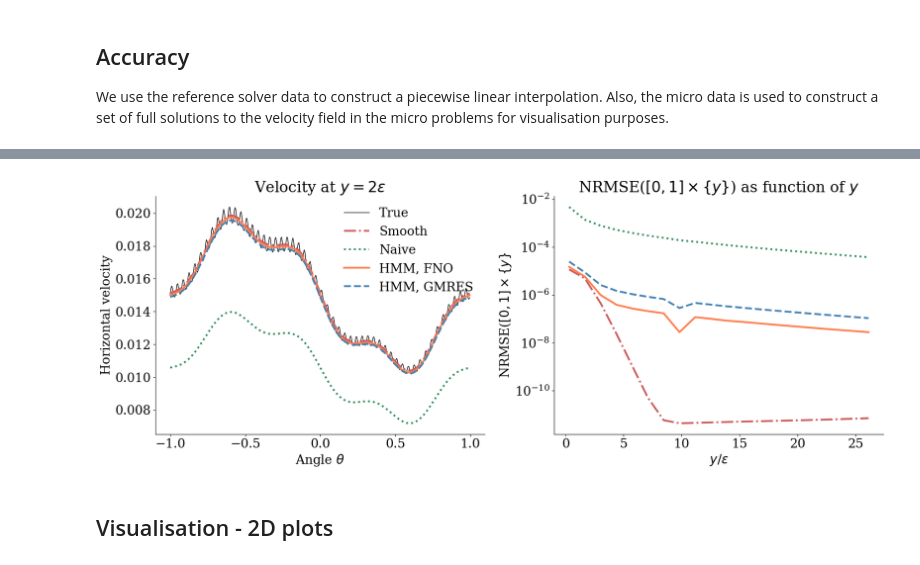
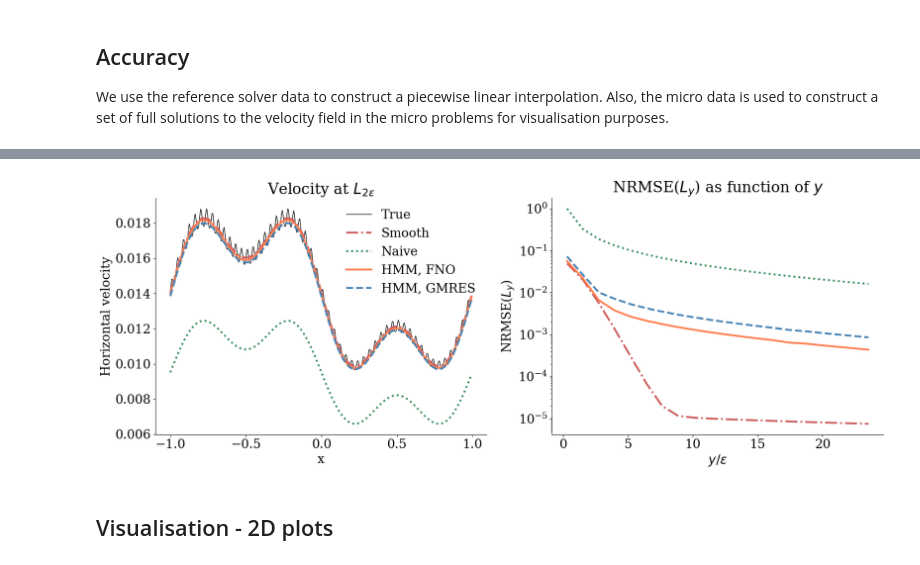
Before and after one commit to emastr/deep-micro-slip-model, a Jupyter notebook: notebooks/part30_paper_runs/hmm_spec/part33_HMM_ml_channel_flow.ipynb, the cells around one changed output, grey strips where cells are left out. Drawn from its saved outputs; the diff is of its cells as text; code cells hidden in the pictures.

```diff
--- a/notebooks/part30_paper_runs/hmm_spec/part33_HMM_ml_channel_flow.ipynb
+++ b/notebooks/part30_paper_runs/hmm_spec/part33_HMM_ml_channel_flow.ipynb
@@ -50,7 +50,7 @@ u = g,\qquad \text{on}\quad\partial\Omega
 
 the boundary is a two-dimensional pipe with corners at (0,-1) and (1,1), and a micro scale boundary:
 # %%
-i = 42-8#41-16#2+16*0#+16#2+16#2+16*3# 2+16#41 # 38 #41 #35 #11 #38 #22
+i = 41-8#41-16#2+16*0#+16#2+16#2+16*3# 2+16#41 # 38 #41 #35 #11 #38 #22
 data, info = StokesData.load_from_matlab(f"{run_dir}run_{i}.mat")
 data_0, _ = StokesData.load_from_matlab(f"{run_dir}run_{i}.mat")
 
@@ -392,12 +392,12 @@ plot_line(xval[idx % s != r], yval[idx % s != r], funcs, title, hmm_prob.plot, a
 # %%
 
 xlist = np.linspace(dom[0][0], dom[0][1], 400)[:-1]
-ylist = np.linspace(dom[1][0], dom[1][0] + 0.2, 20)
+ylist = np.linspace(dom[1][0], dom[1][0] + 0.18, 20)
 X, Y = np.meshgrid(xlist, ylist)
 
 
 method_names = ["True", "Smooth", "Naive", "HMM, FNO", "HMM, GMRES"]
-method_funcs = [pwlerp, smooth_general, macro_guess.u, deep_macro_sol.u, macro_sol.u]
+method_funcs = [pwlerp, smooth, macro_guess.u, deep_macro_sol.u, macro_sol.u]
 methods = {method: np.reshape(u(X.flatten(), Y.flatten()), X.shape) for method, u in zip(method_names, method_funcs)}
 
 ones = np.ones_like(xlist)
@@ -424,41 +424,43 @@ i = 1#10
 plt.figure(figsize=(18,7))
 
 ax = plt.subplot(1,2,1)
 
 for key in method_names:
     plt.plot(xlist, methods[key][i], linestyle=styles[key], color=colors[key], label=key, linewidth=linewidths[key])
 
 plt.gca().spines['right'].set_visible(False)
 plt.gca().spines['top'].set_visible(False)
 
-plt.title(f"Velocity at $y={ylist[i]/eps:.0f}\\epsilon$")
-plt.xlabel("Angle $\\theta$")
+plt.title("Velocity at $L_{" + f"{ylist[i]/eps:.0f}" + "\\epsilon}$")
+plt.xlabel("x")
 plt.ylabel("Horizontal velocity")
 
 #plt.xticks([0, np.pi/2, np.pi, 3*np.pi/2, 2*np.pi], [r"$0$", r"$\pi/2$", r"$\pi$", r"$3\pi/2$", r"$2\pi$"])
 
 plt.legend(frameon=False, loc='upper right')
 
 ax = plt.subplot(1,2,2)
 
 # Mean square Relative error as function of distance from circle
 
-errors = {key: np.array([np.mean((methods[key][i]-methods['True'][i])**2)/np.mean(methods['True'][i]**2)**0.5 for i in range(len(ylist))]) for key in methods.keys()}
+compare = "True"
+
+errors = {key: np.array([(np.mean((methods[key][i]-methods[compare][i])**2)/np.mean(methods[compare][i]**2))**0.5 for i in range(len(ylist))]) for key in methods.keys()}
 
 plt.gca().spines['right'].set_visible(False)
 plt.gca().spines['top'].set_visible(False)
 
 for key in methods.keys():
-    if key != "True":
+    if key != compare:
         plt.plot(ylist/eps, errors[key], linestyle=styles[key], color=colors[key], label=key, linewidth=linewidths[key])
-plt.title("NRMSE($[0,1]\\times \\{y\\}$) as function of $y$")
+plt.title("NRMSE($L_y$) as function of $y$")
 plt.yscale('log')
-plt.xlabel("$y/\epsilon$")
-plt.ylabel("NRMSE($[0,1]\\times \\{y\\}$")
+plt.xlabel("$y/\\epsilon$")
+plt.ylabel("NRMSE($L_y$)")
 #plt.legend(frameon=False)
 plt.tight_layout()
-plt.gcf().savefig(f"{figures_dir}cylinder_error_radial.pdf", bbox_inches='tight')
+plt.gcf().savefig(f"{figures_dir}pipe_error.pdf", bbox_inches='tight')
 # %% [output]
-[figure, old version]
+[figure, new version]
 # %% [markdown]
 ## Visualisation - 2D plots
```
Also changed, not shown: parts of 4 cells of this notebook, 5 other files.
